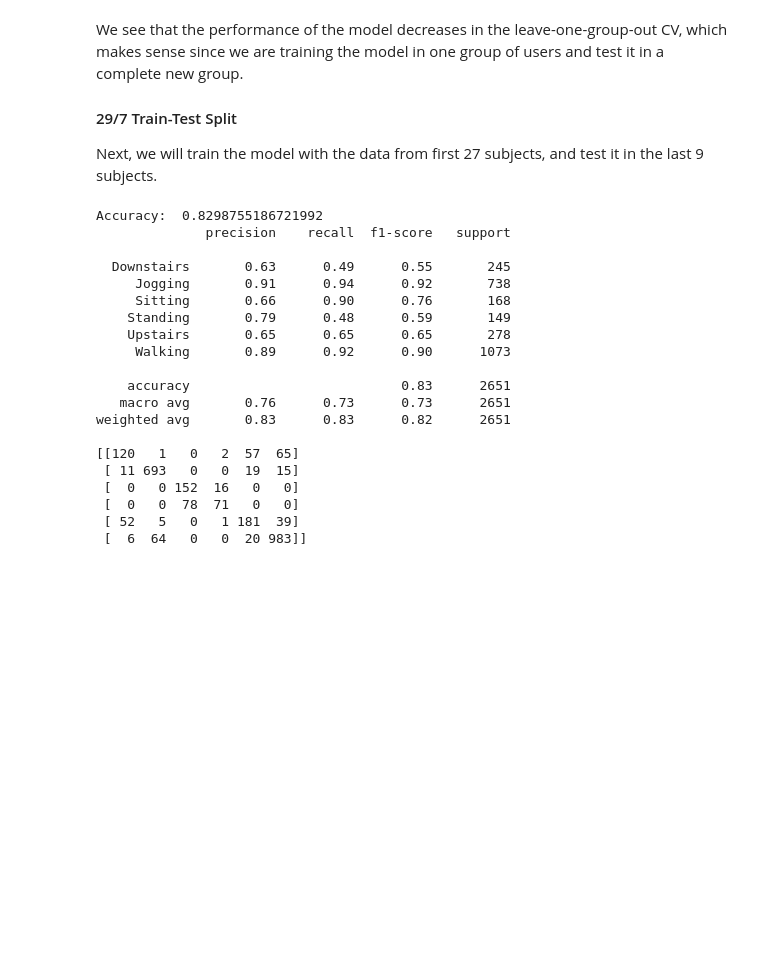
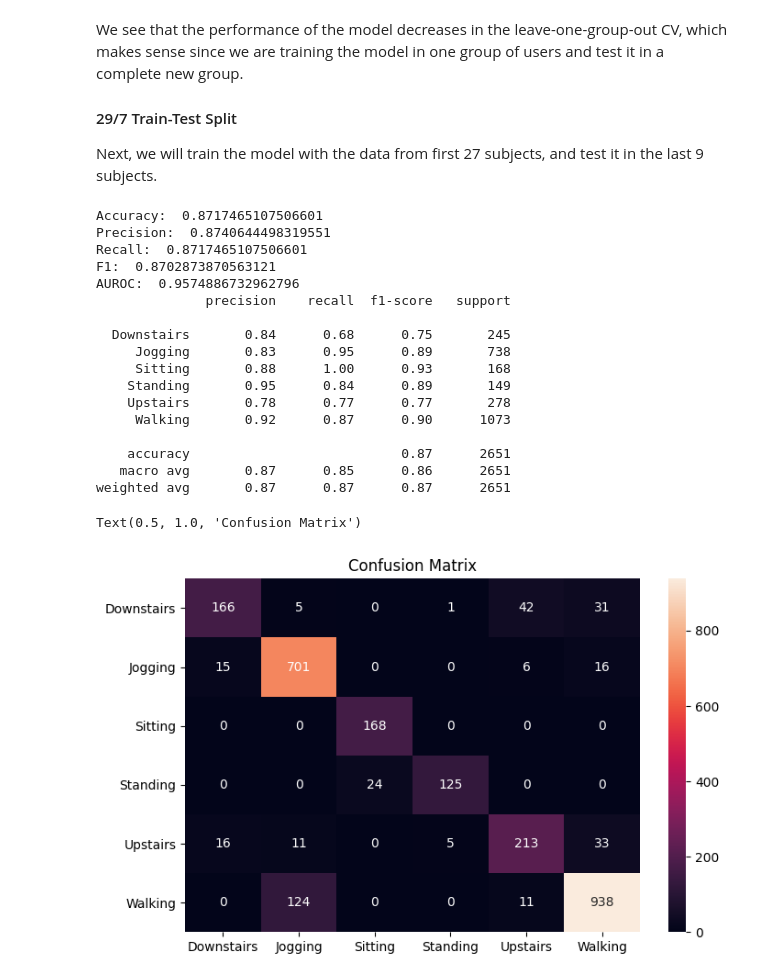
Before and after one commit to hvrlxy/HINF5300, a Jupyter notebook: Assignment2/code/activity_recognition.ipynb, the cells around one changed output. Drawn from its saved outputs; the diff is of its cells as text; code cells hidden in the pictures; blank space fills up the shorter version.

```diff
--- a/Assignment2/code/activity_recognition.ipynb
+++ b/Assignment2/code/activity_recognition.ipynb
@@ -403,3 +439,17 @@ After extracting useful features about the signal, the next step is to train a m
+# %%
+# write a function to apply SMOTE to the training data
+def apply_smote(X_train, y_train):
+    '''
+    Apply SMOTE to the training data
+    :param X_train: the training features
+    :param y_train: the training labels
+    :return: the oversampled training features and labels
+    '''
+    # apply SMOTE
+    sm = SMOTE(random_state=42, sampling_strategy='minority', n_jobs=-1)
+    X_train, y_train = sm.fit_resample(X_train, y_train)
+    # return the new training data
+    return X_train, y_train
 # %% [markdown]
 We will be using 3 different types of cross-validation to ensure the robustness of the model:
 
@@ -542,7 +600,9 @@ We see that the performance of the model decreases in the leave-one-group-out CV
 Next, we will train the model with the data from first 27 subjects, and test it in the last 9 subjects.
 # %%
 # initialize the xgb classifier
-xgb_clf = xgb.XGBClassifier(objective='multi:softproba', num_class=6, n_jobs=-1)
+xgb_clf =  xgb.XGBClassifier(objective='multi:softproba', num_class=6, n_jobs=-1,
+            subsample= 0.6, reg_alpha= 0.005, n_estimators= 100, min_child_weight= 3,
+            max_depth= 9, learning_rate= 0.1, gamma= 0.4, colsample_bytree= 0.8)
 
 # get X and y train , the first 27 users
 X_train = extracted_df[extracted_df['user-id'] <= 27].drop(['user-id', 'activity_label', 'group-id'], axis=1)
@@ -551,6 +611,9 @@ y_train = extracted_df[extracted_df['user-id'] <= 27]['activity_label']
 # get X and y test, the last 9 users
 X_test = extracted_df[extracted_df['user-id'] > 27].drop(['user-id', 'activity_label', 'group-id'], axis=1)
 y_test = extracted_df[extracted_df['user-id'] > 27]['activity_label']
+
+# apply SMOTE to the training data
+X_train, y_train = apply_smote(X_train, y_train)
 
 # turn the labels into integers
 le = LabelEncoder()
@@ -562,11 +625,19 @@ xgb_clf.fit(X_train, y_train)
 
 # get the predictions
 y_pred = xgb_clf.predict(X_test)
+y_pred_proba = xgb_clf.predict_proba(X_test)
 
 # calculate the accuracy
 accuracy = accuracy_score(y_test, y_pred)
 print("Accuracy: ", accuracy)
-
+# calculate the precision
+print("Precision: ", precision_score(y_test, y_pred, average='weighted'))
+# calculate the recall
+print("Recall: ", recall_score(y_test, y_pred, average='weighted'))
+# calculate the f1 score
+print("F1: ", f1_score(y_test, y_pred, average='weighted'))
+# calculate the AUROC
+print("AUROC: ", roc_auc_score(y_test, y_pred_proba, average='weighted', multi_class='ovr'))
 # transform the predictions into the original labels
 y_pred = le.inverse_transform(y_pred)
 y_test = le.inverse_transform(y_test)
@@ -576,25 +647,32 @@ print(classification_report(y_test, y_pred))
 
 # get the confusion matrix
 cm = confusion_matrix(y_test, y_pred)
-print(cm)
 # %% [output]
-Accuracy:  0.8298755186721992
+Accuracy:  0.8717465107506601
+Precision:  0.8740644498319551
+Recall:  0.8717465107506601
+F1:  0.8702873870563121
+AUROC:  0.9574886732962796
               precision    recall  f1-score   support
 
-  Downstairs       0.63      0.49      0.55       245
-     Jogging       0.91      0.94      0.92       738
-     Sitting       0.66      0.90      0.76       168
-    Standing       0.79      0.48      0.59       149
-    Upstairs       0.65      0.65      0.65       278
-     Walking       0.89      0.92      0.90      1073
+  Downstairs       0.84      0.68      0.75       245
+     Jogging       0.83      0.95      0.89       738
+     Sitting       0.88      1.00      0.93       168
+    Standing       0.95      0.84      0.89       149
+    Upstairs       0.78      0.77      0.77       278
+     Walking       0.92      0.87      0.90      1073
 
-    accuracy                           0.83      2651
-   macro avg       0.76      0.73      0.73      2651
-weighted avg       0.83      0.83      0.82      2651
-
-[[120   1   0   2  57  65]
- [ 11 693   0   0  19  15]
- [  0   0 152  16   0   0]
- [  0   0  78  71   0   0]
- [ 52   5   0   1 181  39]
- [  6  64   0   0  20 983]]
+    accuracy                           0.87      2651
+   macro avg       0.87      0.85      0.86      2651
+weighted avg       0.87      0.87      0.87      2651
+# %%
+df_cm = pd.DataFrame(cm, index = ["Downstairs", "Jogging", "Sitting", "Standing", "Upstairs", "Walking"],
+                  columns = ["Downstairs", "Jogging", "Sitting", "Standing", "Upstairs", "Walking"])
+
+plt.figure(figsize = (8,5))
+sns.heatmap(df_cm, annot=True, fmt='g')
+# set title
+plt.title('Confusion Matrix')
+# %% [output]
+Text(0.5, 1.0, 'Confusion Matrix')
+[figure, added]
```
Also changed, not shown: parts of 14 cells of this notebook, 2 other files.
